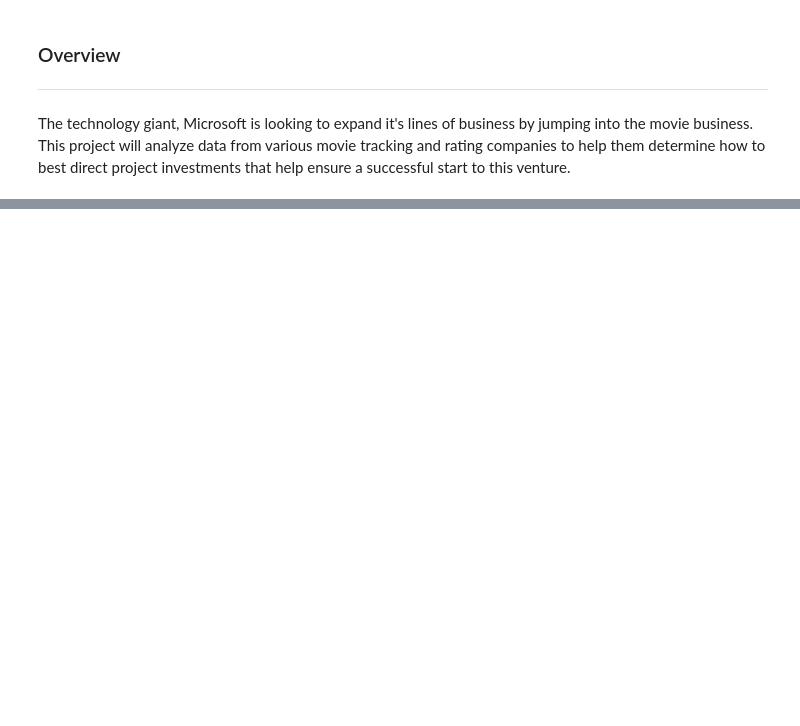
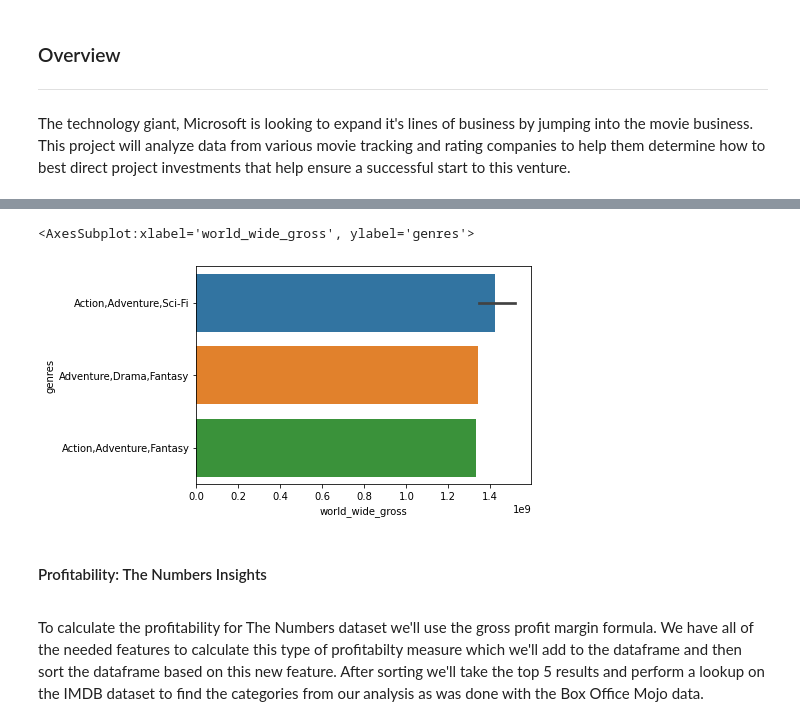
Before and after one commit to Tmoney80/Phase_1_Project-Microsoft-Movie-Studio-Recommendations, a Jupyter notebook: Microsoft Movie Studios Recommendations.ipynb, the cells around one changed output, grey strips where cells are left out. Drawn from its saved outputs; the diff is of its cells as text; code cells hidden in the pictures; blank space fills up the shorter version.

```diff
--- a/Microsoft Movie Studios Recommendations.ipynb
+++ b/Microsoft Movie Studios Recommendations.ipynb
@@ -61,0 +249,4 @@ To assess film popularity and film profitability we will examine five seperate d
+# %%
+# Filtering out the columns from the Box Office Mojo data that are not needed for our analysis
+bom_df = bom_df[['title', 'domestic_gross', 'foreign_gross']]
+bom_df.head()
@@ -61,0 +292,4 @@ To assess film popularity and film profitability we will examine five seperate d
+# %%
+#Now that the foreign_gross feature has been converted the world_wide_gross field can be created
+bom_df['world_wide_gross'] = bom_df['domestic_gross'] + bom_df['foreign_gross']
+bom_df.head()
@@ -61,0 +591,4 @@ To assess film popularity and film profitability we will examine five seperate d
+# %%
+#Sorting the data in decending order and taking the top 5 results
+bom_df = bom_df.sort_values(by=['world_wide_gross'], ascending=False).head()
+bom_df
@@ -61,0 +621,20 @@ To assess film popularity and film profitability we will examine five seperate d
+# %%
+#Creating a dataframe to plot Box Office Mojo findings with the genres that were lookedup
+
+#Copying the top 5 grossing film results from the Box Office Mojo data
+plot_bom_df = bom_df.sort_values(by=['world_wide_gross'], ascending=False).head()
+
+#Setting the genres for the top entries
+a = movie_basics_df.loc[movie_basics_df['primary_title'] == 'The Avengers']['genres'].iloc[0]
+b = movie_basics_df.loc[movie_basics_df['primary_title'] == 'Avengers: Age of Ultron']['genres'].iloc[0]
+c = movie_basics_df.loc[movie_basics_df['primary_title'] == 'Black Panther']['genres'].iloc[0]
+d = movie_basics_df.loc[movie_basics_df['primary_title'] == 'Harry Potter and the Deathly Hallows: Part 2']['genres'].iloc[0]
+e = movie_basics_df.loc[movie_basics_df['primary_title'] == 'Star Wars: The Last Jedi']['genres'].iloc[0]
+
+#Creating the genres list
+genres = [a, b, c, d, e]
+
+#Assigning the genres list to the genres feature in The Numbers dataframe
+plot_bom_df['genres'] = genres
+
+plot_bom_df
@@ -61,0 +648,16 @@ To assess film popularity and film profitability we will examine five seperate d
+# %%
+#Ploting the top 5 grossing film results categories
+sns.barplot(data=plot_bom_df, y='genres', x='world_wide_gross')
+# %% [output]
+<AxesSubplot:xlabel='world_wide_gross', ylabel='genres'>
+[figure, added]
+# %% [markdown]
+#### Profitability: The Numbers Insights
+
+<p style="text-align: left;">
+
+</p>
+# %% [markdown]
+<p style="text-align: left;">
+To calculate the profitability for The Numbers dataset we'll use the gross profit margin formula. We have all of the needed features to calculate this type of profitabilty measure which we'll add to the dataframe and then sort the dataframe based on this new feature. After sorting we'll take the top 5 results and perform a lookup on the IMDB dataset to find the categories from our analysis as was done with the Box Office Mojo data.
+</p>
```
Also changed, not shown: parts of 75 cells of this notebook, 2 other files.
